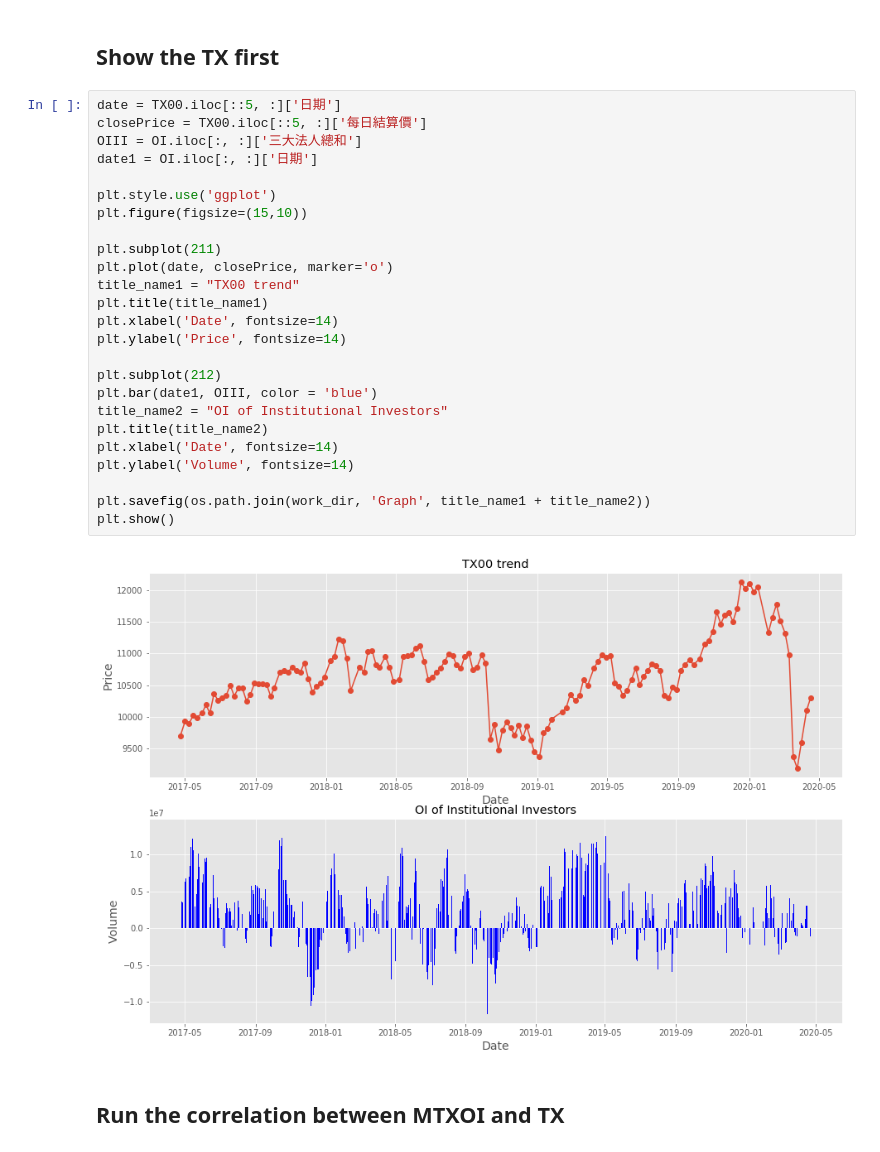
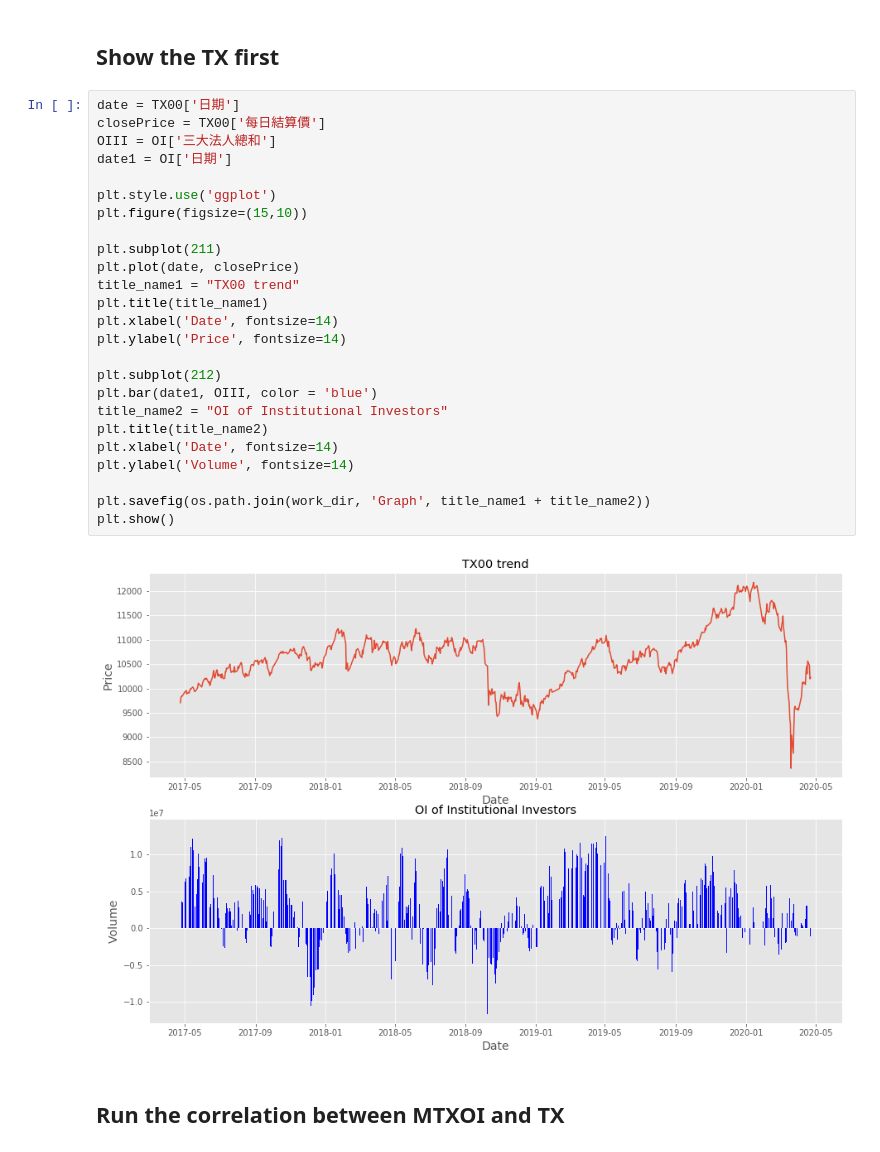
Before and after one commit to A2Zntu/FuturesStrategy, a Jupyter notebook: main.ipynb, the cells around one changed output. Cells and saved outputs as stored; diff of their text form.

```diff
--- a/main.ipynb
+++ b/main.ipynb
@@ -89,32 +95,32 @@ dtype: object
 # %% [markdown]
 ## Show the TX first
 # %%
-date = TX00.iloc[::5, :]['日期']
-closePrice = TX00.iloc[::5, :]['每日結算價']
-OIII = OI.iloc[:, :]['三大法人總和']
-date1 = OI.iloc[:, :]['日期']
+date = TX00['日期']
+closePrice = TX00['每日結算價']
+OIII = OI['三大法人總和']
+date1 = OI['日期']
 
 plt.style.use('ggplot')
 plt.figure(figsize=(15,10))
 
 plt.subplot(211)
-plt.plot(date, closePrice, marker='o')
+plt.plot(date, closePrice)
 title_name1 = "TX00 trend"
 plt.title(title_name1)
 plt.xlabel('Date', fontsize=14)
 plt.ylabel('Price', fontsize=14)
 
 plt.subplot(212)
 plt.bar(date1, OIII, color = 'blue')
 title_name2 = "OI of Institutional Investors"
 plt.title(title_name2)
 plt.xlabel('Date', fontsize=14)
 plt.ylabel('Volume', fontsize=14)
 
 plt.savefig(os.path.join(work_dir, 'Graph', title_name1 + title_name2))
 plt.show()
 # %% [output]
-[figure, old version]
+[figure, new version]
 # %% [markdown]
 ## Run the correlation between MTXOI and TX
 # %%
```
Also changed, not shown: parts of 39 cells of this notebook, 9 other files.
